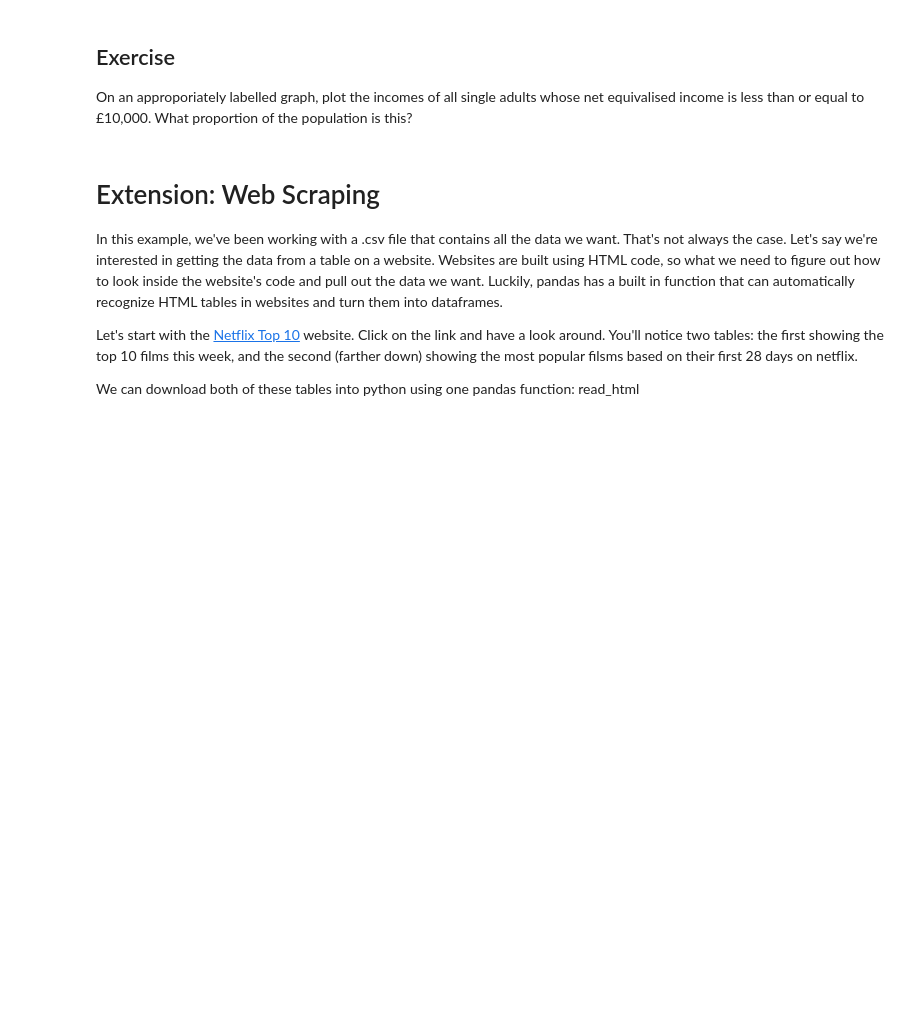
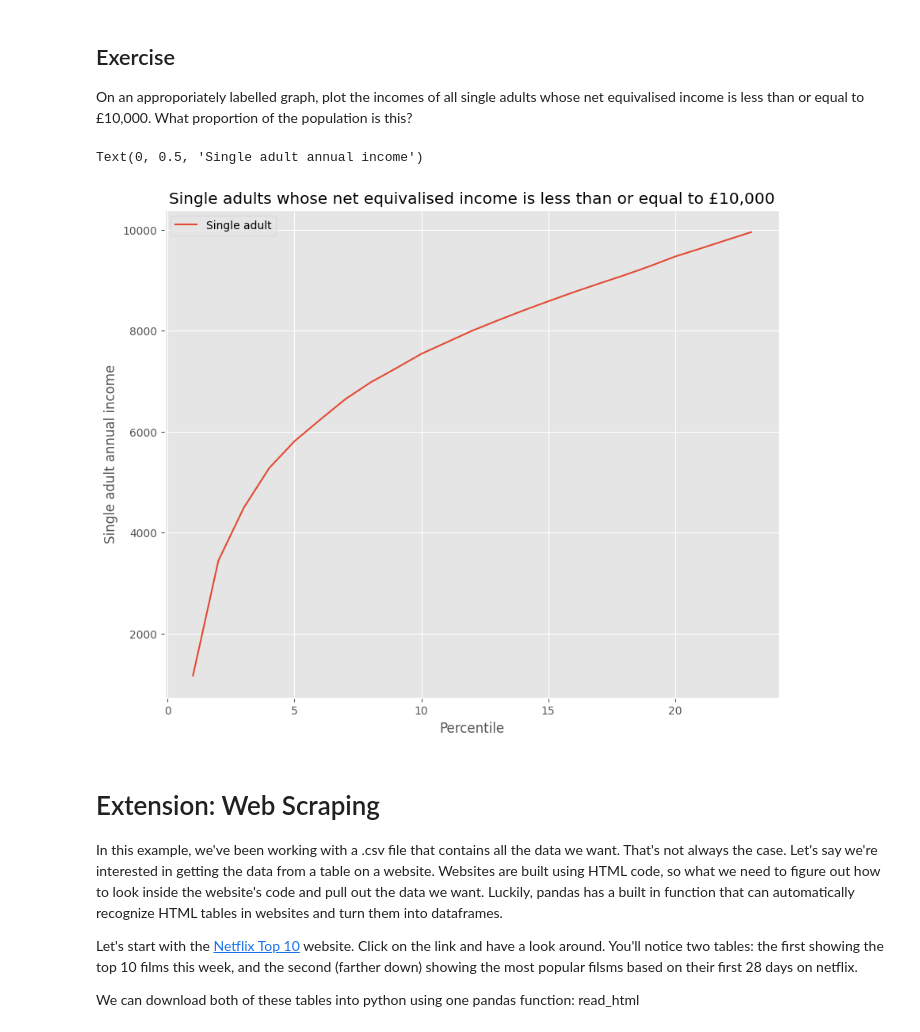
Before and after one commit to ChapmanLingHKU/QM2, a Jupyter notebook: notebooks/W02. Pandas.ipynb, the cells around one changed output. Cells and saved outputs as stored; diff of their text form; code cells hidden in the pictures; blank space fills up the shorter version.

```diff
--- a/notebooks/W02. Pandas.ipynb
+++ b/notebooks/W02. Pandas.ipynb
@@ -407,6 +407,21 @@ We won't dwell on comparative operative, here we've used ">" to mean "is greater
 # %% [markdown]
 ## Exercise
 On an approporiately labelled graph, plot the incomes of all single adults whose net equivalised income is less than or equal to £10,000. What proportion of the population is this?
+# %%
+le10000 = income[['Single adult']]
+le10000 = le10000.replace(',', '', regex=True)
+le10000 = le10000.replace('-', 'NaN', regex=True).astype('float')
+le10000 = le10000[le10000['Single adult']<=10000]
+
+le10000.plot()
+plt.title('Single adults whose net equivalised income is less than or equal to £10,000')
+plt.xlabel('Percentile')
+plt.ylabel('Single adult annual income')
+
+#23% of population
+# %% [output]
+Text(0, 0.5, 'Single adult annual income')
+[figure, added]
 # %% [markdown]
 # Extension: Web Scraping
 
```
Also changed, not shown: parts of 6 cells of this notebook.
